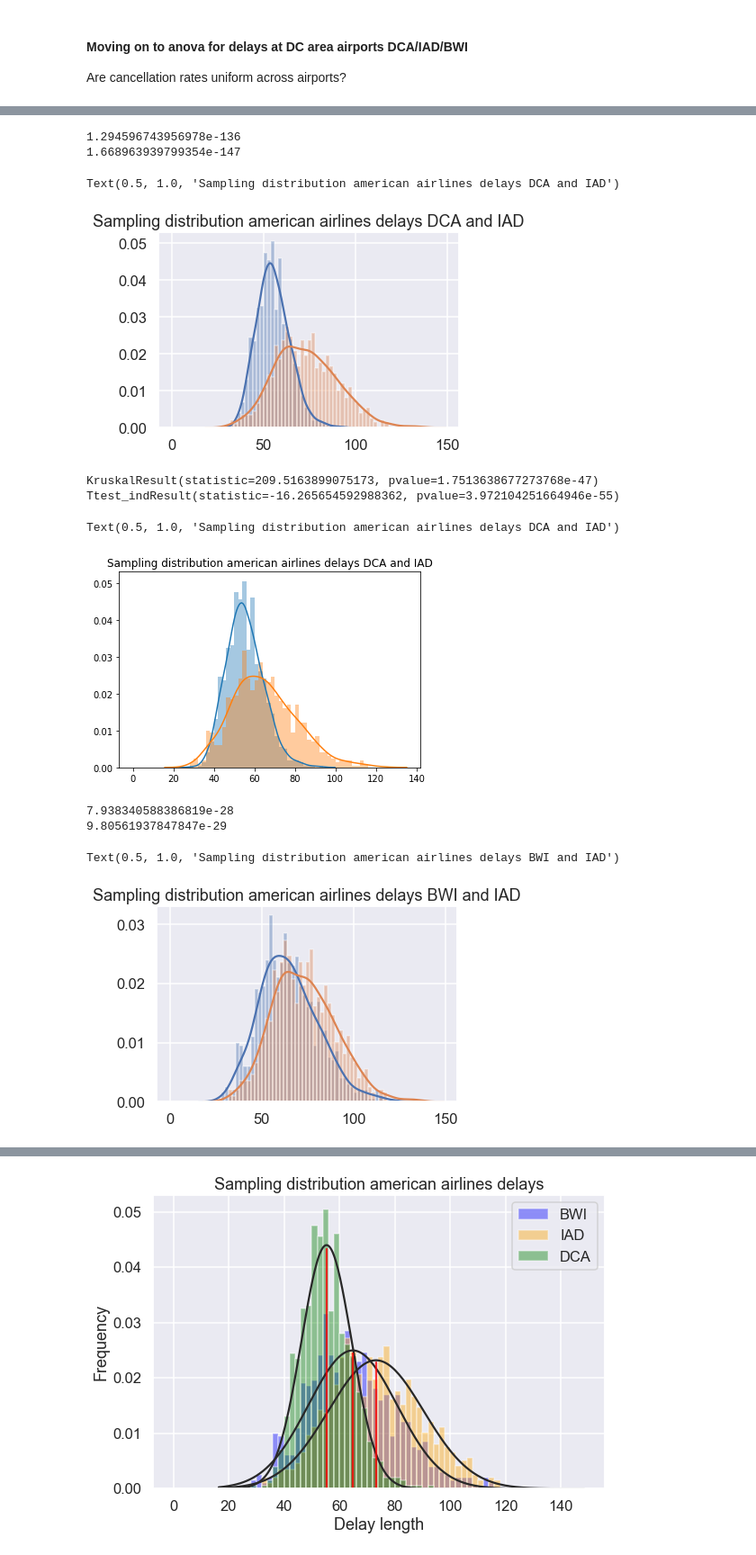
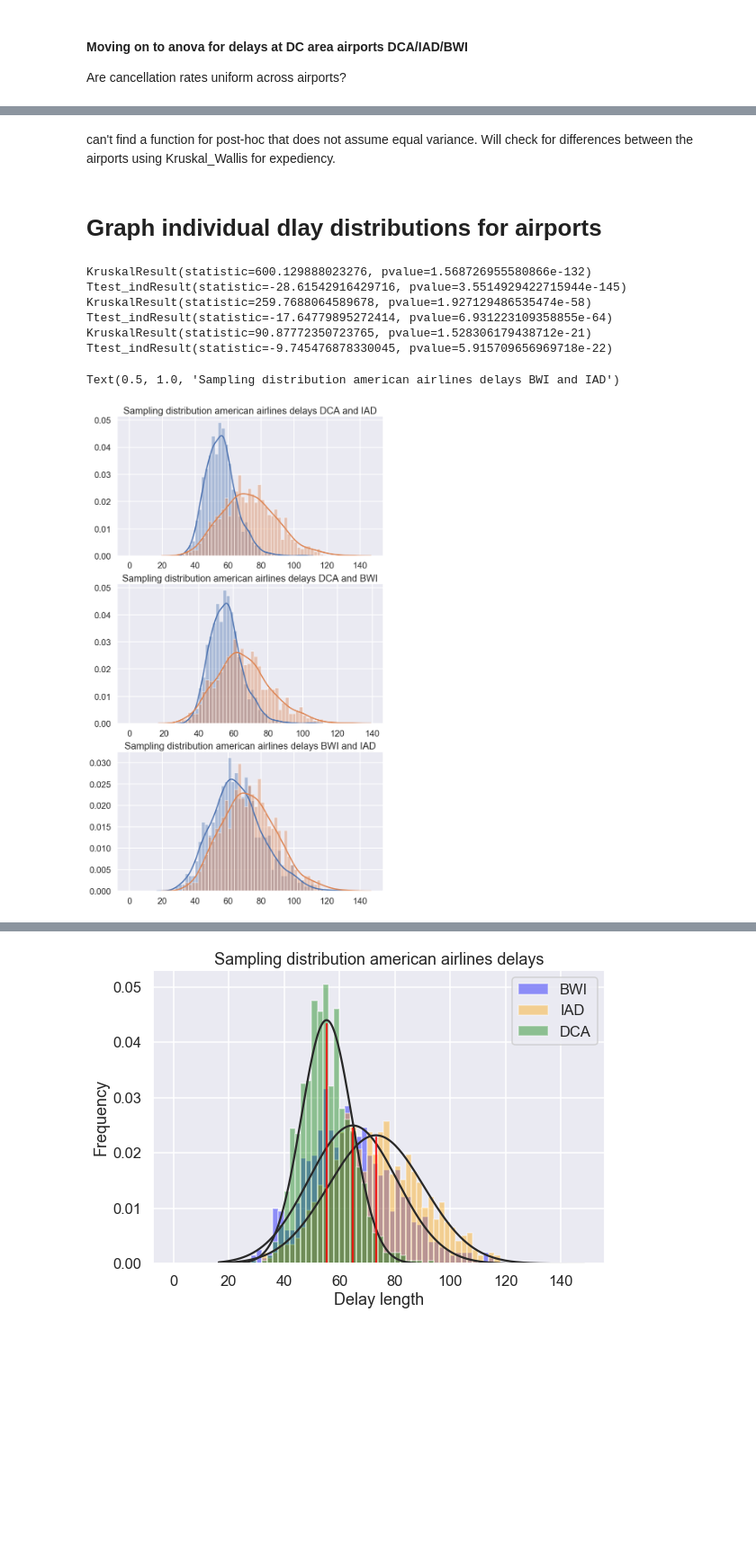
Before and after one commit to Mcllstr/Project_3_T_Testing, a Jupyter notebook: joes_workbook.ipynb, the cells around one changed output, grey strips where cells are left out. Shown at 90% size. Drawn from its saved outputs; the diff is of its cells as text; code cells hidden in the pictures; blank space fills up the shorter version.

```diff
--- a/joes_workbook.ipynb
+++ b/joes_workbook.ipynb
@@ -231,34 +152,38 @@ LeveneResult(statistic=162.60150078058948, pvalue=9.077664796906897e-68)
-# %%
-print(stats.kruskal(DCA_s, IAD_s)[1])
-print(stats.ttest_ind(DCA_s, IAD_s, equal_var=False)[1])
-ax = sns.distplot(DCA_s, bins=range(0,120,2))
-ax = sns.distplot(IAD_s, bins=range(0,120,2))
-ax.set_title('Sampling distribution american airlines delays DCA and IAD')
-# %% [output]
-1.294596743956978e-136
-1.668963939799354e-147
-Text(0.5, 1.0, 'Sampling distribution american airlines delays DCA and IAD')
-[figure, removed]
-# %%
-print(stats.kruskal(DCA_s, BWI_s))
-print(stats.ttest_ind(DCA_s, BWI_s, equal_var=False))
-ax = sns.distplot(DCA_s, bins=range(0,120,2))
-ax = sns.distplot(BWI_s, bins=range(0,120,2))
-ax.set_title('Sampling distribution american airlines delays DCA and BWI')
-# %% [output]
-KruskalResult(statistic=209.5163899075173, pvalue=1.7513638677273768e-47)
-Ttest_indResult(statistic=-16.265654592988362, pvalue=3.972104251664946e-55)
-Text(0.5, 1.0, 'Sampling distribution american airlines delays DCA and IAD')
-[figure, removed]
-# %%
-print(stats.kruskal(BWI_s, IAD_s)[1])
-print(stats.ttest_ind(BWI_s, IAD_s, equal_var=False)[1])
-ax = sns.distplot(BWI_s, bins=range(0,120,2))
-ax = sns.distplot(IAD_s, bins=range(0,120,2))
-
-ax.set_title('Sampling distribution american airlines delays BWI and IAD')
-# %% [output]
-7.938340588386819e-28
-9.80561937847847e-29
-Text(0.5, 1.0, 'Sampling distribution american airlines delays BWI and IAD')
-[figure, removed]
+# %% [markdown]
+can't find a function for post-hoc that does not assume equal variance.  Will check for differences between the airports using Kruskal_Wallis for expediency.
+# %% [markdown]
+# Graph individual dlay distributions for airports
+# %%
+plt.figure(figsize=(12,22))
+
+print(stats.kruskal(DCA_s, IAD_s))
+print(stats.ttest_ind(DCA_s, IAD_s, equal_var=False))
+plt.subplot(311)
+ax1 = sns.distplot(DCA_s, bins=range(0,120,2))
+ax1 = sns.distplot(IAD_s, bins=range(0,120,2))
+ax1.set_title('Sampling distribution american airlines delays DCA and IAD')
+
+
+plt.subplot(312)
+print(stats.kruskal(DCA_s, BWI_s))
+print(stats.ttest_ind(DCA_s, BWI_s, equal_var=False))
+ax2 = sns.distplot(DCA_s, bins=range(0,120,2))
+ax2 = sns.distplot(BWI_s, bins=range(0,120,2))
+ax2.set_title('Sampling distribution american airlines delays DCA and BWI')
+
+
+plt.subplot(313)
+print(stats.kruskal(BWI_s, IAD_s))
+print(stats.ttest_ind(BWI_s, IAD_s, equal_var=False))
+ax3 = sns.distplot(BWI_s, bins=range(0,120,2))
+ax3 = sns.distplot(IAD_s, bins=range(0,120,2))
+ax3.set_title('Sampling distribution american airlines delays BWI and IAD')
+# %% [output]
+KruskalResult(statistic=600.129888023276, pvalue=1.568726955580866e-132)
+Ttest_indResult(statistic=-28.61542916429716, pvalue=3.5514929422715944e-145)
+KruskalResult(statistic=259.7688064589678, pvalue=1.927129486535474e-58)
+Ttest_indResult(statistic=-17.64779895272414, pvalue=6.931223109358855e-64)
+KruskalResult(statistic=90.87772350723765, pvalue=1.528306179438712e-21)
+Ttest_indResult(statistic=-9.745476878330045, pvalue=5.915709656969718e-22)
+Text(0.5, 1.0, 'Sampling distribution american airlines delays BWI and IAD')
+[figure, added]
```
Also changed, not shown: parts of 34 cells of this notebook, 2 other files.
